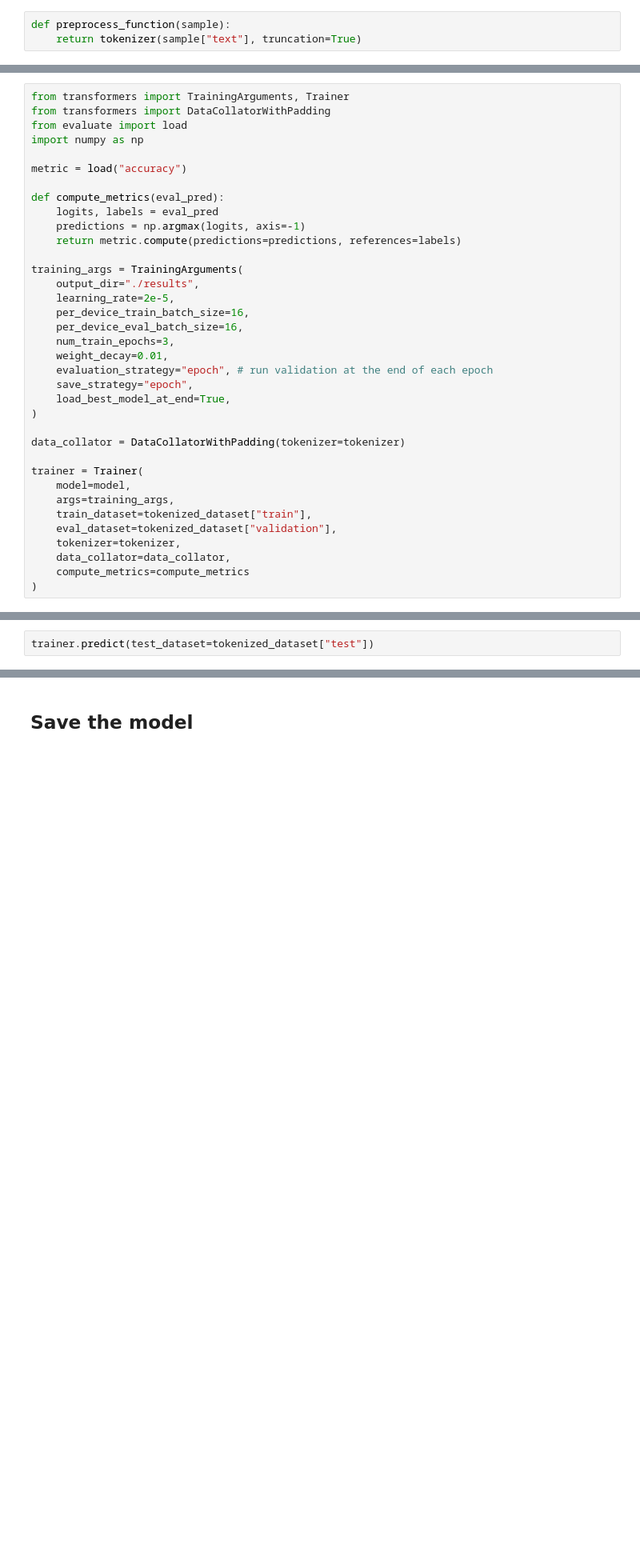
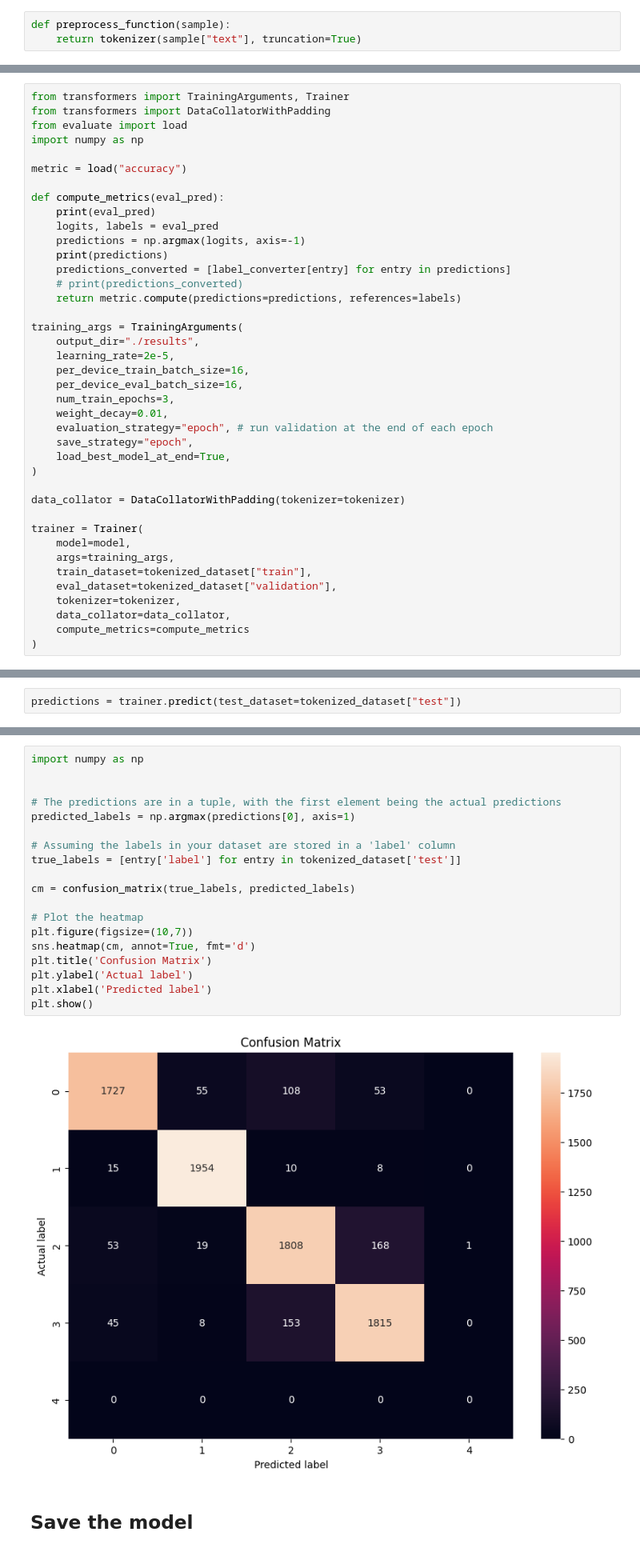
Before and after one commit to LCS-FS/NLP, a Jupyter notebook: assign2/roberta-base_topic_classification_nyt_news.ipynb, the cells around one changed output, grey strips where cells are left out. Shown at 80% size. Drawn from its saved outputs; the diff is of its cells as text; blank space fills up the shorter version.

```diff
--- a/assign2/roberta-base_topic_classification_nyt_news.ipynb
+++ b/assign2/roberta-base_topic_classification_nyt_news.ipynb
@@ -179,8 +192,12 @@ import numpy as np
 metric = load("accuracy")
 
 def compute_metrics(eval_pred):
+    print(eval_pred)
     logits, labels = eval_pred
     predictions = np.argmax(logits, axis=-1)
+    print(predictions)
+    predictions_converted = [label_converter[entry] for entry in predictions]
+    # print(predictions_converted)
     return metric.compute(predictions=predictions, references=labels)
 
 training_args = TrainingArguments(
@@ -227,3 +257,3 @@ trainer.evaluate()
 # %%
-trainer.predict(test_dataset=tokenized_dataset["test"])
+predictions = trainer.predict(test_dataset=tokenized_dataset["test"])
 # %% [output]
@@ -234,3 +261,24 @@ PredictionOutput(predictions=array([[ 8.268792  , -0.4930358 ,  0.16729748, -2.3
+# %%
+import numpy as np
+
+
+# The predictions are in a tuple, with the first element being the actual predictions
+predicted_labels = np.argmax(predictions[0], axis=1)
+
+# Assuming the labels in your dataset are stored in a 'label' column
+true_labels = [entry['label'] for entry in tokenized_dataset['test']]
+
+cm = confusion_matrix(true_labels, predicted_labels)
+
+# Plot the heatmap
+plt.figure(figsize=(10,7))
+sns.heatmap(cm, annot=True, fmt='d')
+plt.title('Confusion Matrix')
+plt.ylabel('Actual label')
+plt.xlabel('Predicted label')
+plt.show()
+# %% [output]
+[figure, added]
 # %% [markdown]
 ## Save the model
 # %%
```
Also changed, not shown: parts of 17 cells of this notebook, 2 other files.
